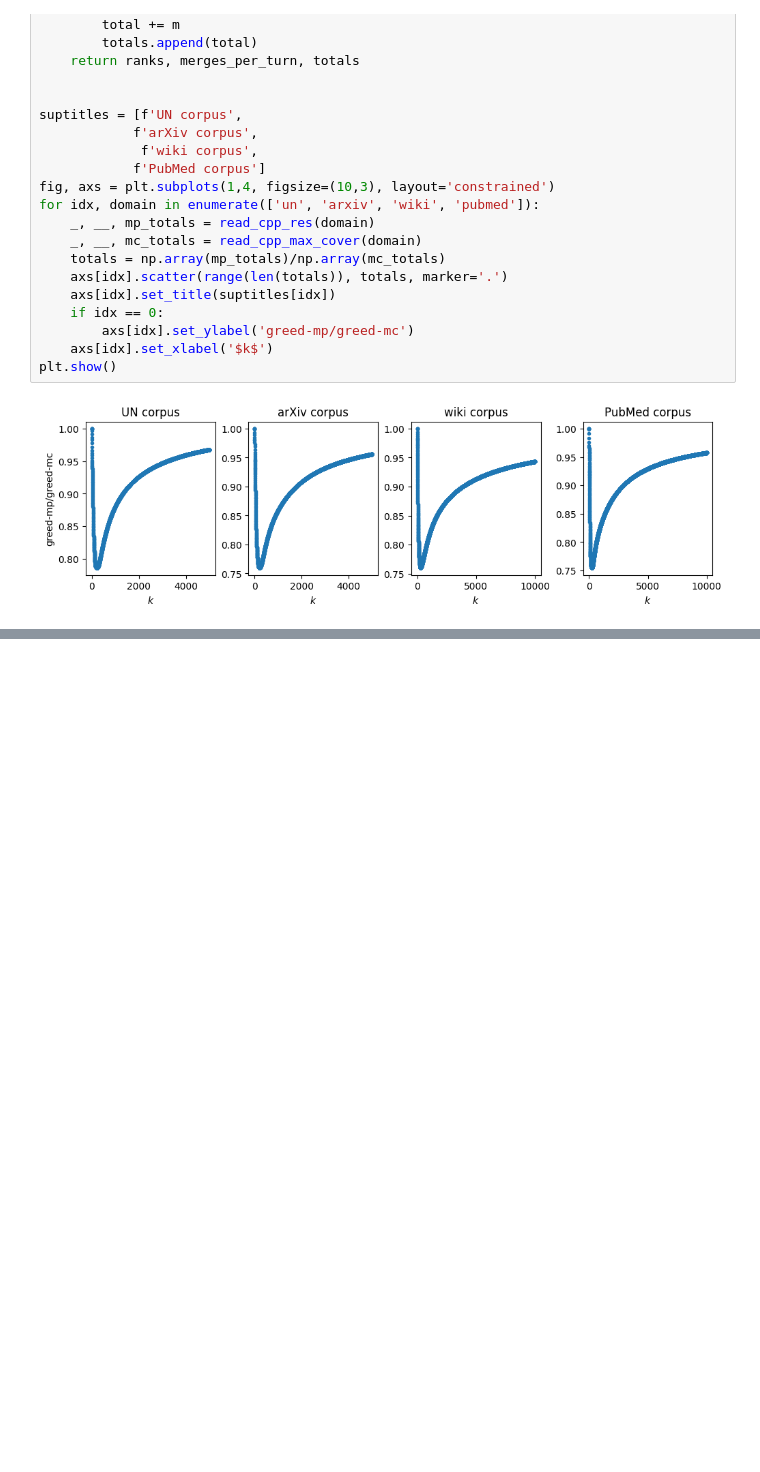
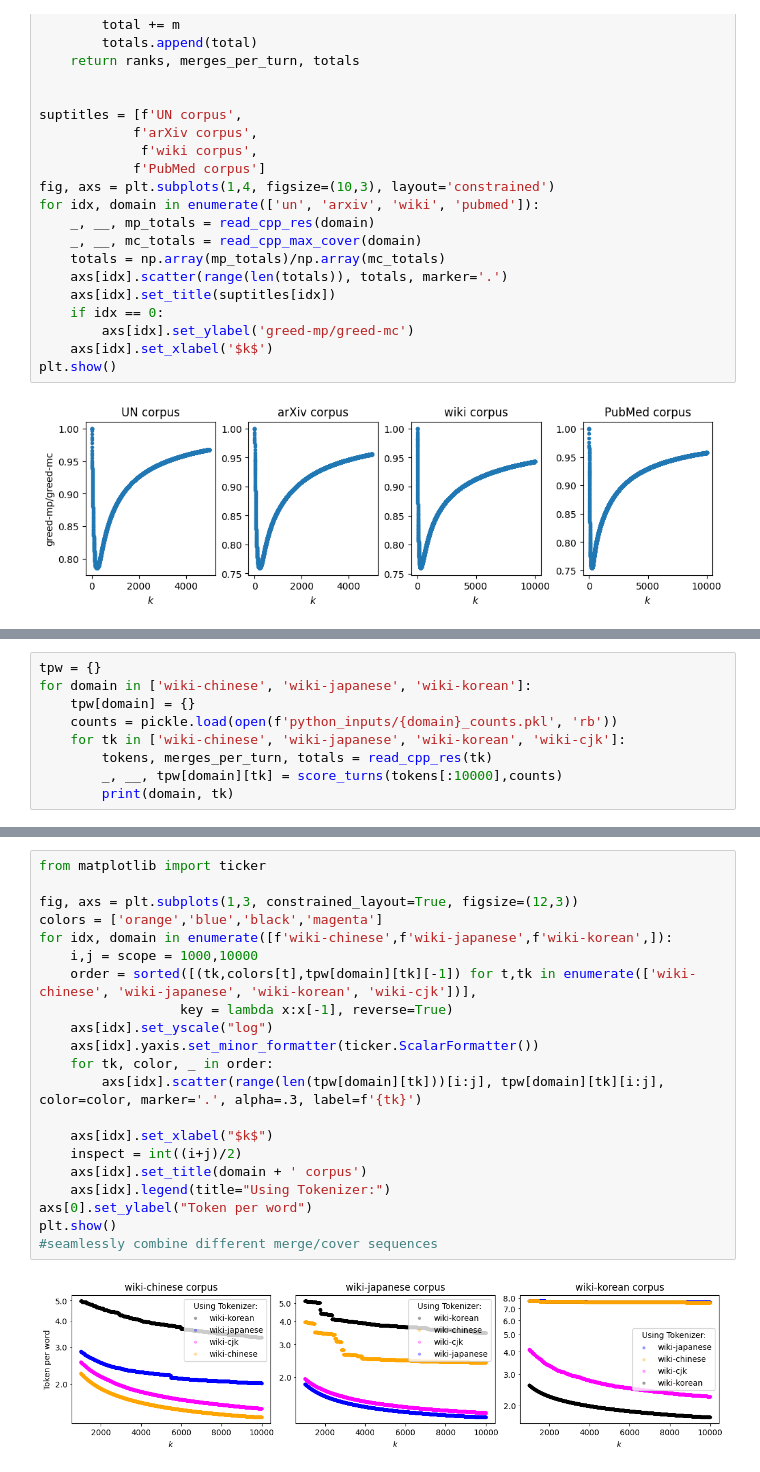
Before and after one commit to shawntan/pcatt, a Jupyter notebook: eval_notebook.ipynb, the cells around one changed output, grey strips where cells are left out. Saved outputs shown, nothing was run; the diff lists cells and outputs as text; blank space fills up the shorter version.

```diff
--- a/eval_notebook.ipynb
+++ b/eval_notebook.ipynb
@@ -406,0 +407,9 @@ for domain in ['un', 'arxiv', 'wiki']:
+# %%
+tpw = {}
+for domain in ['wiki-chinese', 'wiki-japanese', 'wiki-korean']:
+    tpw[domain] = {}
+    counts = pickle.load(open(f'python_inputs/{domain}_counts.pkl', 'rb'))
+    for tk in ['wiki-chinese', 'wiki-japanese', 'wiki-korean', 'wiki-cjk']:
+        tokens, merges_per_turn, totals = read_cpp_res(tk)
+        _, __, tpw[domain][tk] = score_turns(tokens[:10000],counts)
+        print(domain, tk)
@@ -406,0 +429,23 @@ for domain in ['un', 'arxiv', 'wiki']:
+# %%
+from matplotlib import ticker
+
+fig, axs = plt.subplots(1,3, constrained_layout=True, figsize=(12,3))
+colors = ['orange','blue','black','magenta']
+for idx, domain in enumerate([f'wiki-chinese',f'wiki-japanese',f'wiki-korean',]):
+    i,j = scope = 1000,10000
+    order = sorted([(tk,colors[t],tpw[domain][tk][-1]) for t,tk in enumerate(['wiki-chinese', 'wiki-japanese', 'wiki-korean', 'wiki-cjk'])],
+                  key = lambda x:x[-1], reverse=True)
+    axs[idx].set_yscale("log")
+    axs[idx].yaxis.set_minor_formatter(ticker.ScalarFormatter())
+    for tk, color, _ in order:
+        axs[idx].scatter(range(len(tpw[domain][tk]))[i:j], tpw[domain][tk][i:j], color=color, marker='.', alpha=.3, label=f'{tk}')
+
+    axs[idx].set_xlabel("$k$")
+    inspect = int((i+j)/2)
+    axs[idx].set_title(domain + ' corpus')
+    axs[idx].legend(title="Using Tokenizer:")
+axs[0].set_ylabel("Token per word")
+plt.show()
+#seamlessly combine different merge/cover sequences
+# %% [output]
+[figure, added]
```
Also changed, not shown: parts of 7 cells of this notebook.
